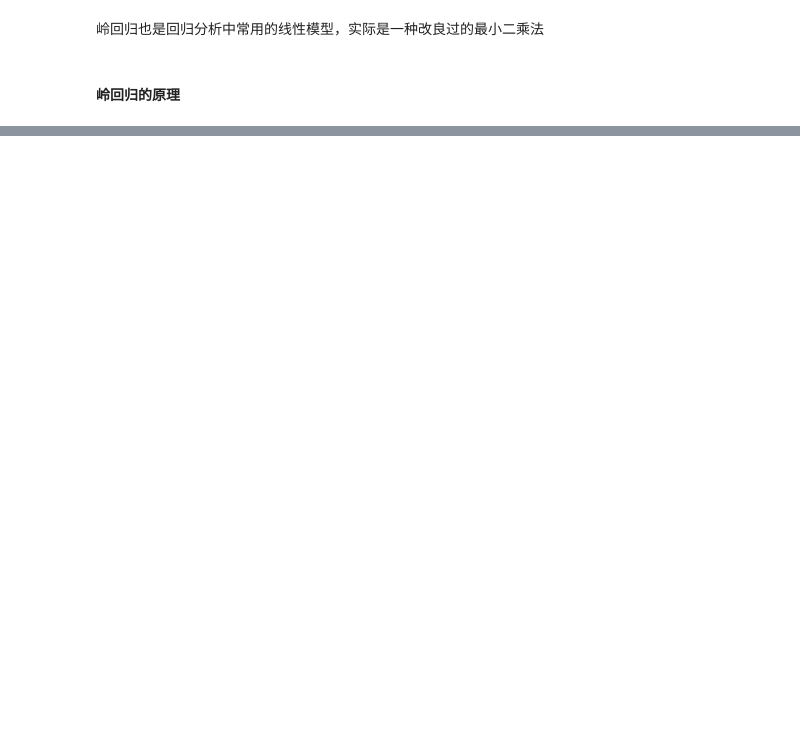
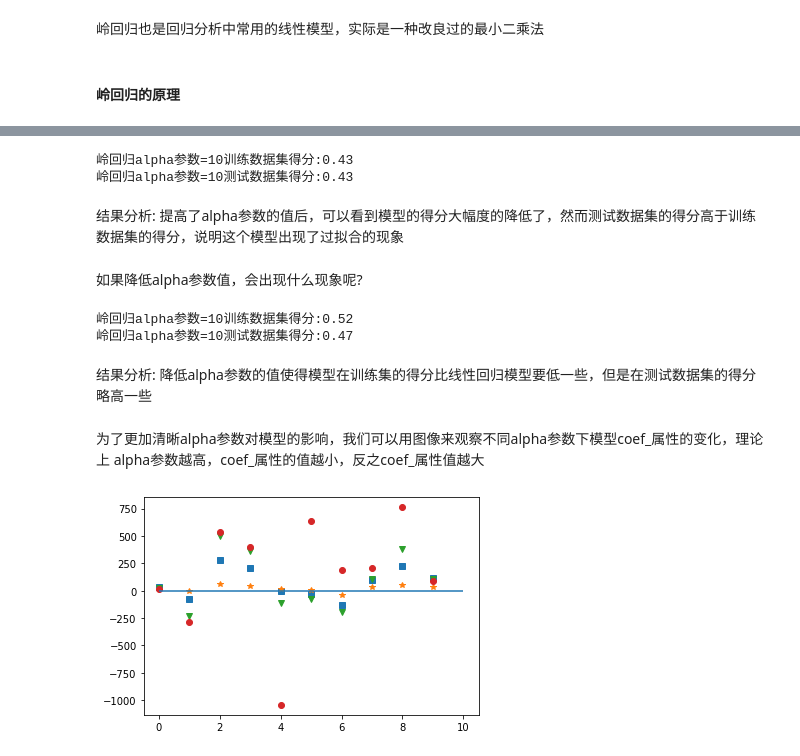
Before and after one commit to mtf0111/PythonDemo, a Jupyter notebook: demo_sklearn.ipynb, the cells around one changed output, grey strips where cells are left out. Saved outputs shown, nothing was run; the diff lists cells and outputs as text; code cells hidden in the pictures; blank space fills up the shorter version.

```diff
--- a/demo_sklearn.ipynb
+++ b/demo_sklearn.ipynb
@@ -643,0 +646,10 @@ print("测试数据集得分:{:.2f}".format(test_score))
+# %%
+# 通过糖尿病的数据集来看看 岭回归的预测表现
+# 导入岭回归
+from sklearn.linear_model import Ridge
+ridge = Ridge()
+ridge.fit(X_train,y_train)
+train_score = ridge.score(X_train, y_train)
+test_score = ridge.score(X_test, y_test)
+print("岭回归训练数据集得分:{:.2f}".format(train_score))
+print("岭回归测试数据集得分:{:.2f}".format(test_score))
@@ -643,0 +665,40 @@ print("测试数据集得分:{:.2f}".format(test_score))
+# %%
+# 增加alpha参数的数值 来看看岭回归的表现
+ridge10 = Ridge(alpha=10)
+ridge10.fit(X_train, y_train)
+print("岭回归alpha参数=10训练数据集得分:{:.2f}".format(ridge.score(X_train,y_train)))
+print("岭回归alpha参数=10测试数据集得分:{:.2f}".format(ridge.score(X_test,y_test)))
+# %% [output]
+岭回归alpha参数=10训练数据集得分:0.43
+岭回归alpha参数=10测试数据集得分:0.43
+# %% [markdown]
+结果分析: 提高了alpha参数的值后，可以看到模型的得分大幅度的降低了，然而测试数据集的得分高于训练数据集的得分，说明这个模型出现了过拟合的现象
+# %% [markdown]
+如果降低alpha参数值，会出现什么现象呢?
+# %%
+# 降低alpha参数的数值 来看看岭回归的表现
+ridge01 = Ridge(alpha=0.1)
+ridge01.fit(X_train, y_train)
+print("岭回归alpha参数=10训练数据集得分:{:.2f}".format(ridge01.score(X_train,y_train)))
+print("岭回归alpha参数=10测试数据集得分:{:.2f}".format(ridge01.score(X_test,y_test)))
+# %% [output]
+岭回归alpha参数=10训练数据集得分:0.52
+岭回归alpha参数=10测试数据集得分:0.47
+# %% [markdown]
+结果分析: 降低alpha参数的值使得模型在训练集的得分比线性回归模型要低一些，但是在测试数据集的得分略高一些
+# %% [markdown]
+为了更加清晰alpha参数对模型的影响，我们可以用图像来观察不同alpha参数下模型coef_属性的变化，理论上 alpha参数越高，coef_属性的值越小，反之coef_属性值越大
+# %%
+import matplotlib.pyplot as plt
+lr_coef = lr.coef_
+ridge_coef = ridge.coef_
+ridge10_coef = ridge10.coef_
+ridge01_coef = ridge01.coef_
+plt.plot(ridge_coef, "s")
+plt.plot(ridge10_coef, "*")
+plt.plot(ridge01_coef, "v")
+plt.plot(lr_coef, "o")
+plt.hlines(0, 0, len(lr_coef))
+plt.show()
+# %% [output]
+[figure, added]
```
Also changed, not shown: parts of 38 cells of this notebook.
